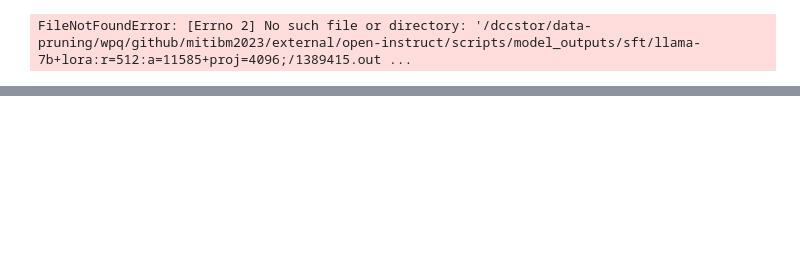
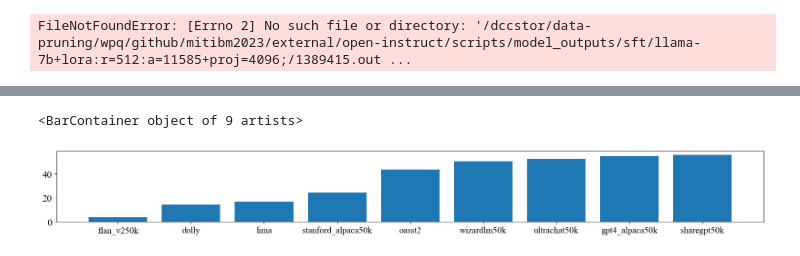
Before and after one commit to tt6746690/open-instruct, a Jupyter notebook: scripts/gen_cmds.ipynb, the cells around one changed output, grey strips where cells are left out. Saved outputs shown, nothing was run; the diff lists cells and outputs as text; code cells hidden in the pictures; blank space fills up the shorter version.

```diff
--- a/scripts/gen_cmds.ipynb
+++ b/scripts/gen_cmds.ipynb
@@ -1705,3 +1651,45 @@ chat_fmt=mix
+# %%
+## plot diversity vs. alpacaeval score
+
+
+dataset_list = [
+    'flan_v250k',
+    'oasst2',
+    'wizardlm50k',
+    'lima',
+    'gpt4_alpaca',
+    'dolly',
+    'stanford_alpaca50k',
+    'sharegpt50k',
+    'ultrachat50k',
+]
+save_dirs = []
+for dataset in dataset_list:
+    save_dirs += [(f'llama-7b_{dataset}_ep=3', f'../results/oi2/llama-7b_{dataset}_ep=3'),]
+save_dirs = [x for x in save_dirs if os.path.isdir(x[1])]
+
+chat_fmt = 'mix'
+alpacafarm_judge = 'alpaca:eval:gpt4:turbo:fn' # 'alpaca:eval:gpt4'
+cols = []
+cols += [f'AlpacaFarm({alpacafarm_judge})/WR*', f'AlpacaFarm({alpacafarm_judge})/WR']
+
+df = get_eval_results_with_useful_cols(save_dirs, chat_fmt=chat_fmt, cols=cols)
+# %%
+
+d = df.set_index(['dataset']).to_dict()['AlpacaFarm(alpaca:eval:gpt4:turbo:fn)/WR*']
+d = dict(sorted(d.items(), key=lambda kv: kv[1]))
+
+
+xs = d.keys()
+ys = d.values()
+
+
+fig, ax = plt.subplots(1,1,figsize=(20,2))
+
+plt.bar(xs, ys)
+# %% [output]
+<BarContainer object of 9 artists>
+[figure, added]
 # %%
 # from rosemary import parse_kv_from_string
 from functools import partial
```
Also changed, not shown: parts of 9 cells of this notebook.
